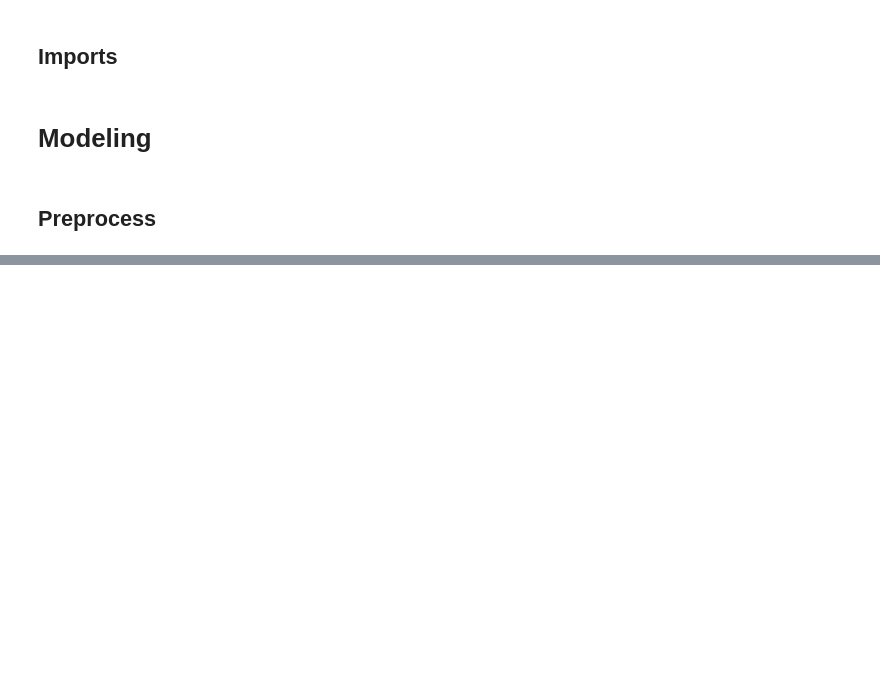
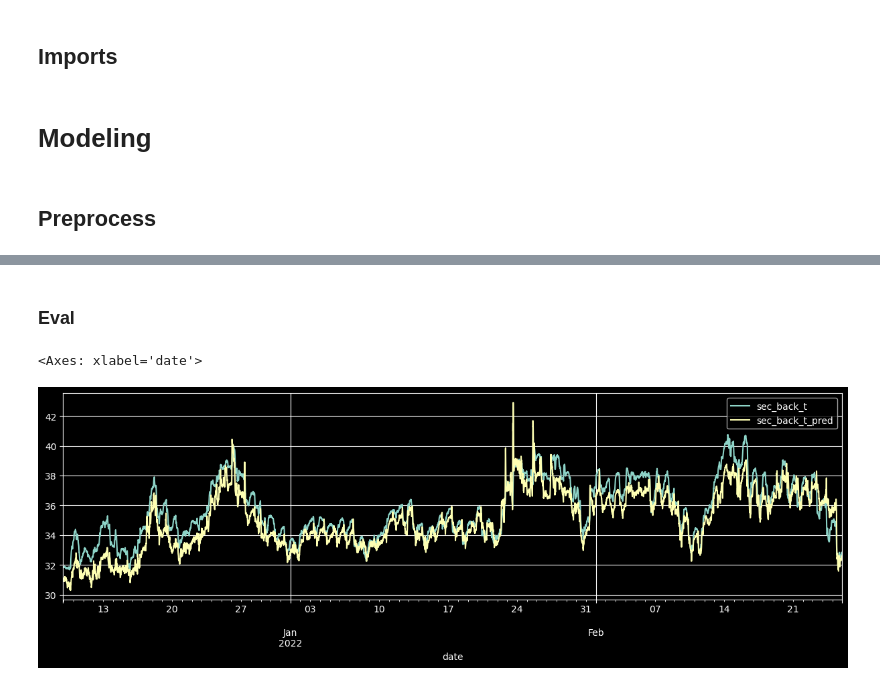
Before and after one commit to xsjk/ART1425-Project, a Jupyter notebook: preprocess.ipynb, the cells around one changed output, grey strips where cells are left out. Drawn from its saved outputs; the diff is of its cells as text; code cells hidden in the pictures; blank space fills up the shorter version.

```diff
--- a/preprocess.ipynb
+++ b/preprocess.ipynb
@@ -240,0 +150,3 @@ model.score(X_sec_back_t[nona], y_sec_back_t.diff()[nona])
+# %%
+trainer = pl.Trainer(max_epochs=10)
+trainer.fit(sec_back_t_model, sec_back_t_train_dataloader, sec_back_t_val_dataloader)
@@ -240,0 +172,20 @@ model.score(X_sec_back_t[nona], y_sec_back_t.diff()[nona])
+# %% [markdown]
+### Eval
+# %%
+sec_back_t_model.load_from_checkpoint('lightning_logs/version_0/checkpoints/epoch=999-step=37001.ckpt')
+
+sec_back_t_model.eval()
+with torch.no_grad():
+    sec_back_t_pred = sec_back_t_model(X_sec_back_t)
+
+pd.DataFrame({
+    'sec_back_t': y_sec_back_t.flatten(),
+    'sec_back_t_pred': sec_back_t_pred.flatten()
+}, index=train_data.index).plot(
+    figsize=(15, 4),
+    # xlim=('2022-1-1', '2022-1-2'),
+    grid=True,
+)
+# %% [output]
+<Axes: xlabel='date'>
+[figure, added]
```
Also changed, not shown: parts of 22 cells of this notebook, 7 other files.
